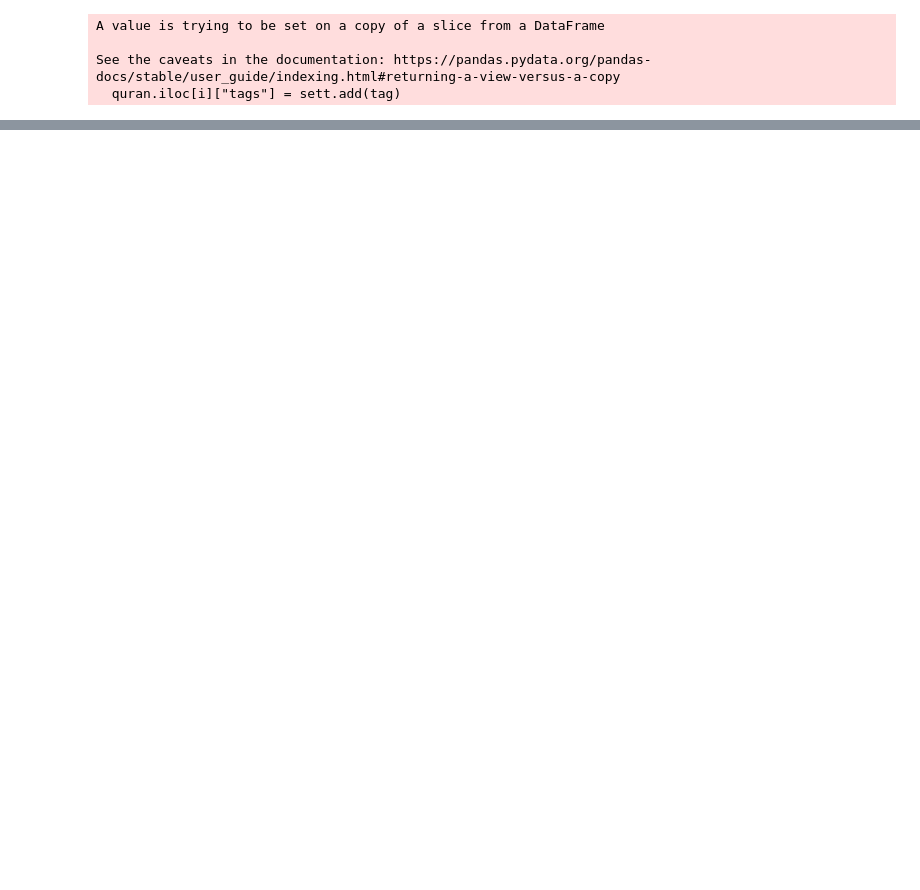
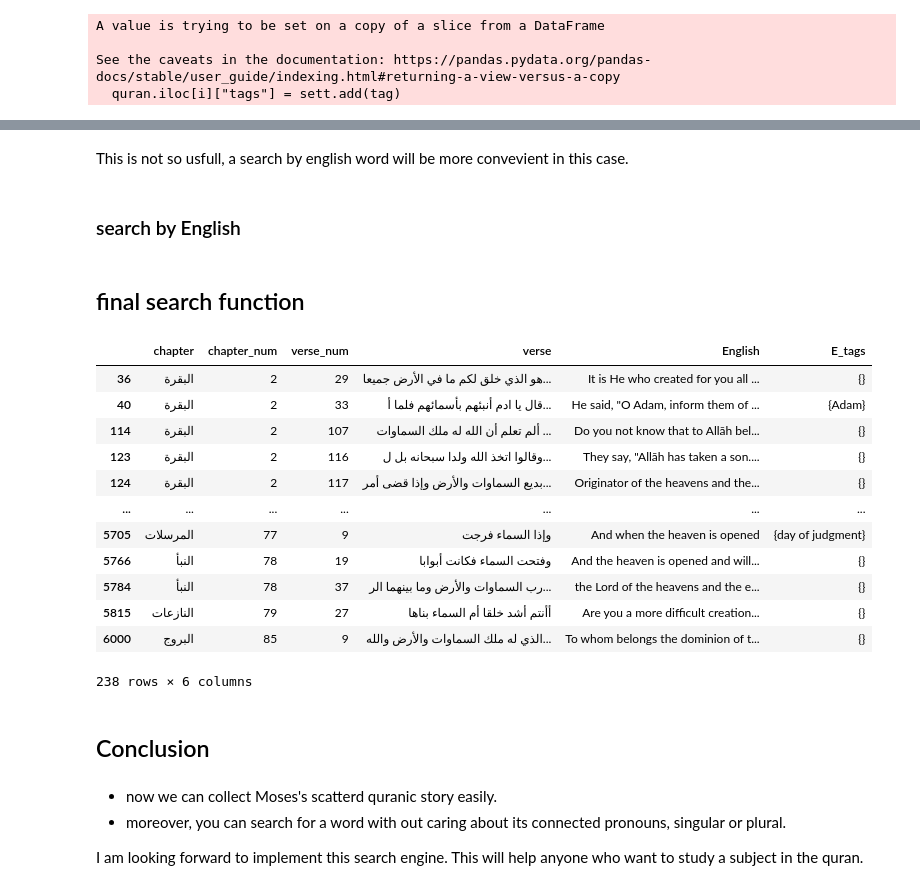
Before and after one commit to Saleh-Alabbas/search_engine_on_the_Quran, a Jupyter notebook: python/search_engine.ipynb, the cells around one changed output, grey strips where cells are left out. Drawn from its saved outputs; the diff is of its cells as text; code cells hidden in the pictures; blank space fills up the shorter version.

```diff
--- a/python/search_engine.ipynb
+++ b/python/search_engine.ipynb
@@ -330 +569,5 @@ See the caveats in the documentation: https://pandas.pydata.org/pandas-docs/stab
+# %%
+# Adding the tashkil column to quran dataFrame.
+quran["tashkil"]=tashkil.verse
+quran =quran[["chapter","chapter_num", "verse_num", "verse","tashkil","stemmed","tags"]]
 # %% [markdown]
@@ -433,0 +672,20 @@ search(quran,"محمد", stem= False).head(20)
+# %%
+# reading english quran.
+english = pd.read_csv("../data/english_saheeh_v1.1.0-csv.1.csv")
+english.columns=["i","chapter_num", "verse_num", "verse","f"]
+# %%
+# adjusting our cleaning function.
+def cleaning1(english_text):
+
+    """Removes brackets, parentheses and numbers"""
+
+    english_text = re.sub("\[.*?\]","",english_text)
+    english_text = re.sub("[(0-9)]","",english_text)
+    english_text = re.sub("  "," ",english_text)
+    english_text = english_text.strip()
+
+    return english_text
+
+english["verse"] = english.verse.apply(cleaning1)
+english = add_basmalah1(english,"E")
+english
@@ -433,0 +710,5 @@ search(quran,"محمد", stem= False).head(20)
+# %%
+# inserting English column in our data frame.
+quran["English"] = english.verse
+quran = quran[["chapter","chapter_num", "verse_num", "verse","tashkil","stemmed","English","tags"]]
+quran.head()
@@ -433,0 +834,4 @@ search(quran,"محمد", stem= False).head(20)
+# %% [markdown]
+This is not so usfull, a search by english word will be more convevient in this case.
+# %% [markdown]
+### search by English
@@ -433,0 +886,2 @@ search(quran,"محمد", stem= False).head(20)
+# %% [markdown]
+## final search function
@@ -433,0 +1013,17 @@ search(quran,"محمد", stem= False).head(20)
+# %%
+# checking our result.
+search(quran,"heaven",both_lang=True,tashkil=False,stem=False)
+# %% [output]
+|  | chapter | chapter_num | verse_num | verse | English | E_tags |
+| 36 | البقرة | 2 | 29 | هو الذي خلق لكم ما في الأرض جميعا... | It is He who created for you all ... | {} |
+| 40 | البقرة | 2 | 33 | قال يا ادم أنبئهم بأسمائهم فلما أ... | He said, "O Adam, inform them of ... | {Adam} |
+| 114 | البقرة | 2 | 107 | ألم تعلم أن الله له ملك السماوات ... | Do you not know that to Allāh bel... | {} |
+| 123 | البقرة | 2 | 116 | وقالوا اتخذ الله ولدا سبحانه بل ل... | They say, "Allāh has taken a son.... | {} |
+| 124 | البقرة | 2 | 117 | بديع السماوات والأرض وإذا قضى أمر... | Originator of the heavens and the... | {} |
+| ... | ... | ... | ... | ... | ... | ... |
+| 5705 | المرسلات | 77 | 9 | وإذا السماء فرجت | And when the heaven is opened | {day of judgment} |
+| 5766 | النبأ | 78 | 19 | وفتحت السماء فكانت أبوابا | And the heaven is opened and will... | {} |
+| 5784 | النبأ | 78 | 37 | رب السماوات والأرض وما بينهما الر... | the Lord of the heavens and the e... | {} |
+| 5815 | النازعات | 79 | 27 | أأنتم أشد خلقا أم السماء بناها | Are you a more difficult creation... | {} |
+| 6000 | البروج | 85 | 9 | الذي له ملك السماوات والأرض والله... | To whom belongs the dominion of t... | {} |
+238 rows × 6 columns
@@ -433,0 +1033,7 @@ search(quran,"محمد", stem= False).head(20)
+# %% [markdown]
+## Conclusion
+# %% [markdown]
+- now we can collect Moses's scatterd quranic story easily.
+- moreover, you can search for a word with out caring about its connected pronouns, singular or plural.
+
+I am looking forward to implement this search engine. This will help anyone who want to study a subject in the quran.
```
Also changed, not shown: parts of 45 cells of this notebook, 12 other files.
